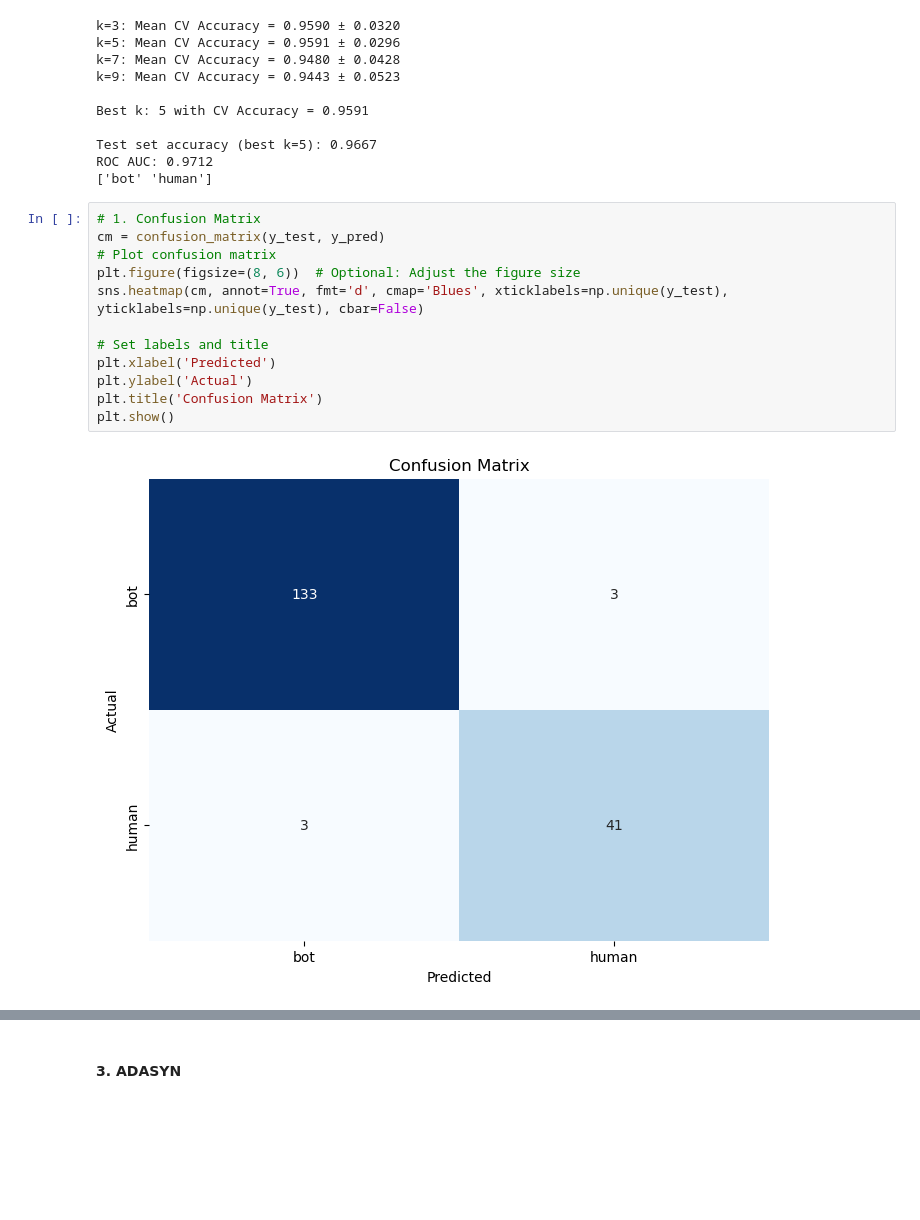
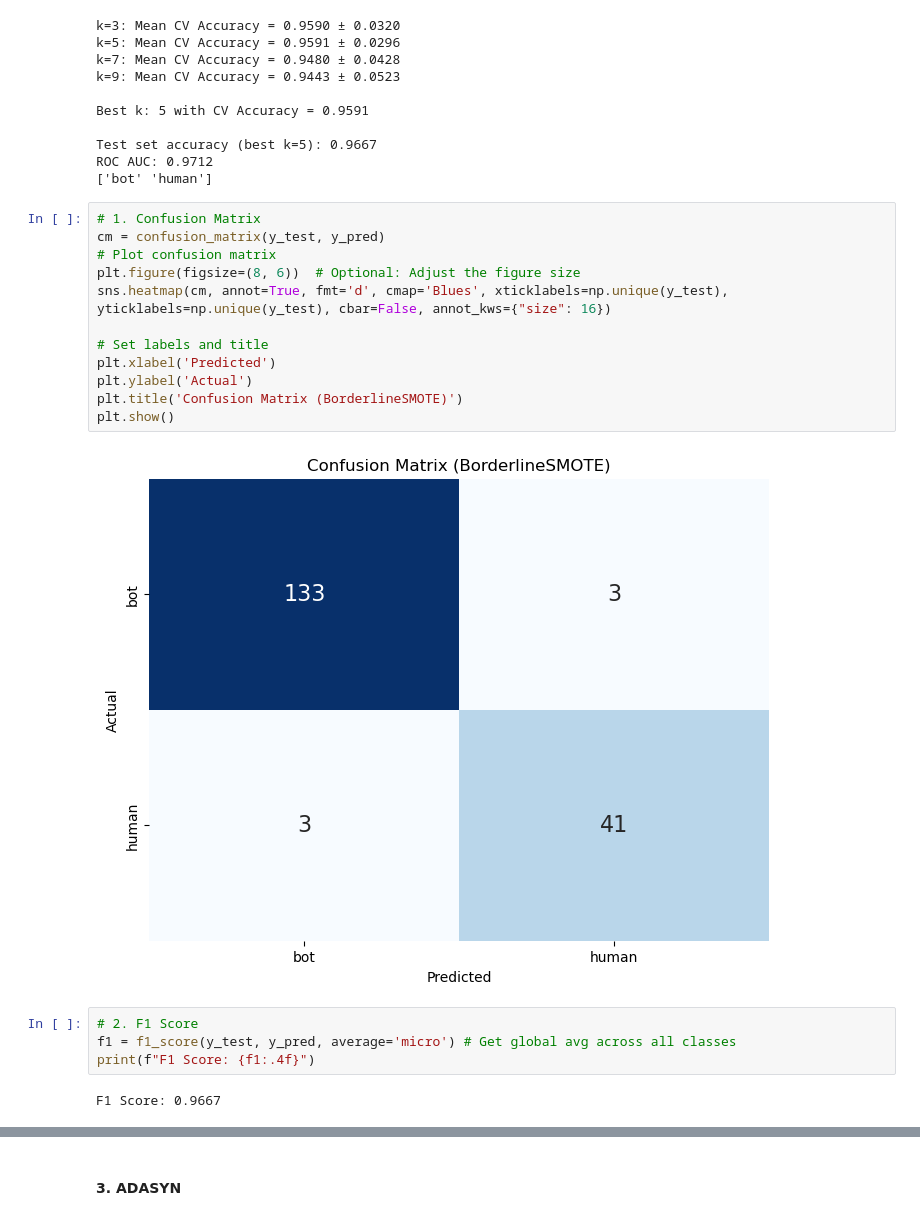
Before and after one commit to cherrydrunk/DSA4263-automated-fraud, a Jupyter notebook: notebooks/KNN_test_2.ipynb, the cells around one changed output, grey strips where cells are left out. Drawn from its saved outputs; the diff is of its cells as text; blank space fills up the shorter version.

```diff
--- a/notebooks/KNN_test_2.ipynb
+++ b/notebooks/KNN_test_2.ipynb
@@ -176,14 +205,20 @@ ROC AUC: 0.9712
 # %%
 # 1. Confusion Matrix
 cm = confusion_matrix(y_test, y_pred)
 # Plot confusion matrix
 plt.figure(figsize=(8, 6))  # Optional: Adjust the figure size
-sns.heatmap(cm, annot=True, fmt='d', cmap='Blues', xticklabels=np.unique(y_test), yticklabels=np.unique(y_test), cbar=False)
+sns.heatmap(cm, annot=True, fmt='d', cmap='Blues', xticklabels=np.unique(y_test), yticklabels=np.unique(y_test), cbar=False, annot_kws={"size": 16})
 
 # Set labels and title
 plt.xlabel('Predicted')
 plt.ylabel('Actual')
-plt.title('Confusion Matrix')
+plt.title('Confusion Matrix (BorderlineSMOTE)')
 plt.show()
 # %% [output]
-[figure, old version]
+[figure, new version]
+# %%
+# 2. F1 Score
+f1 = f1_score(y_test, y_pred, average='micro') # Get global avg across all classes
+print(f"F1 Score: {f1:.4f}")
+# %% [output]
+F1 Score: 0.9667
```
Also changed, not shown: parts of 7 cells of this notebook.
